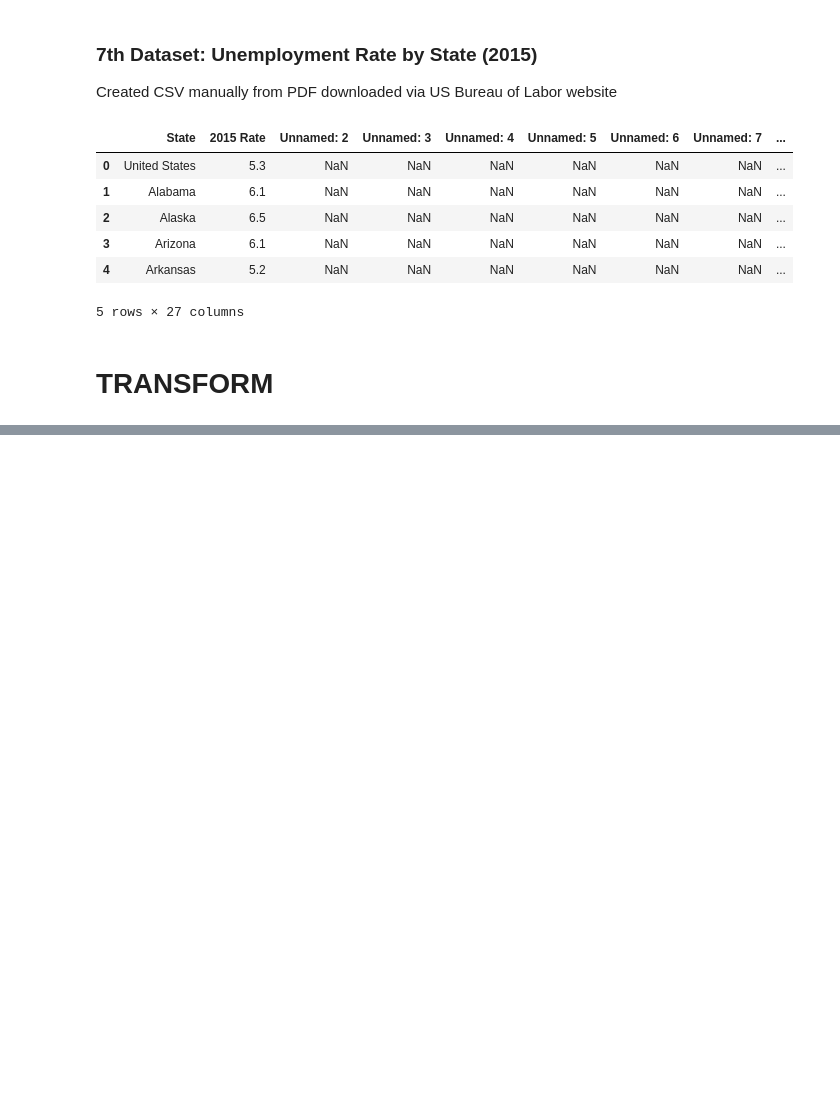
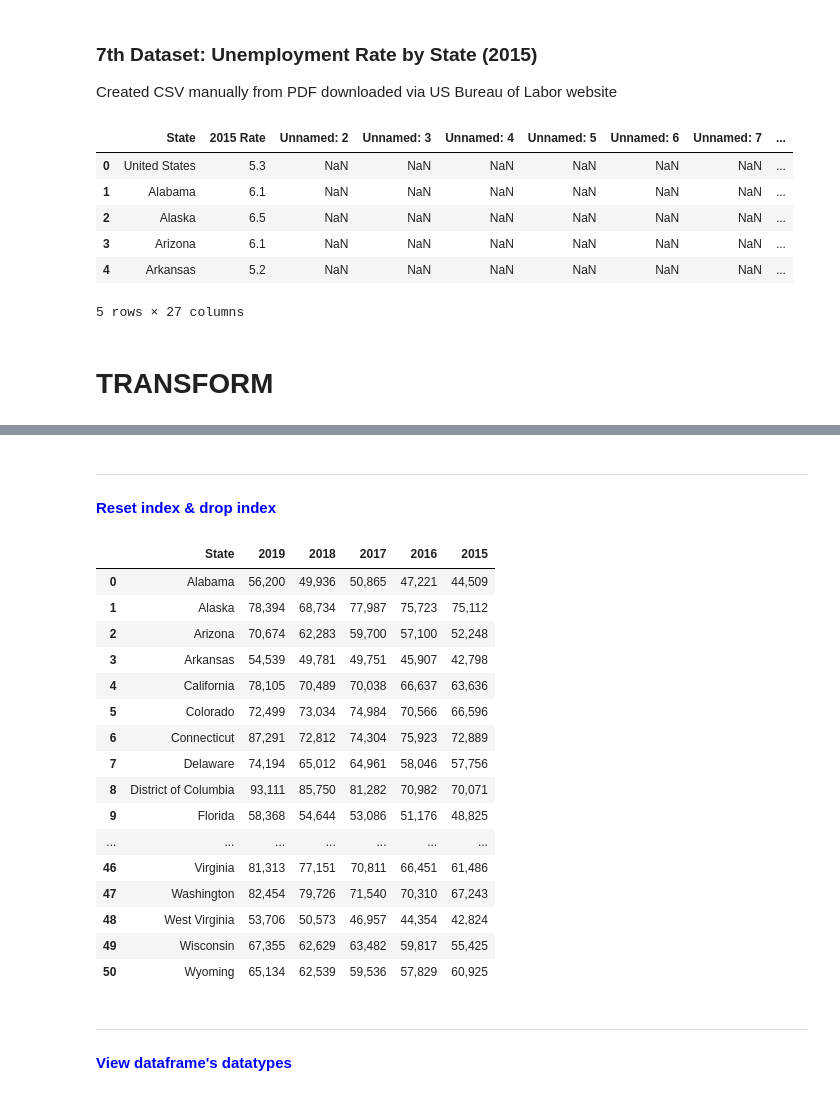
Before and after one commit to vandrade88/ETL-project, a Jupyter notebook: ETL Project.ipynb, the cells around one changed output, grey strips where cells are left out. Cells and saved outputs as stored; diff of their text form; code cells hidden in the pictures; blank space fills up the shorter version.

```diff
--- a/ETL Project.ipynb
+++ b/ETL Project.ipynb
@@ -205,0 +250,12 @@ unemp_2015_df.head()
+# %%
+median_income_df = median_income_df.drop(columns=["Unnamed: 2", "Unnamed: 4", "Unnamed: 6", "Unnamed: 8",\
+                                                 "Unnamed: 10", "Unnamed: 12", "Unnamed: 14", "Unnamed: 16",\
+                                                 "Unnamed: 18", "Unnamed: 20", "Unnamed: 22", "Unnamed: 24",\
+                                                 "Unnamed: 26", "Unnamed: 28", "Unnamed: 30", "Unnamed: 32",\
+                                                 "Unnamed: 34", "Unnamed: 36", "Unnamed: 38", "Unnamed: 40",\
+                                                 "Unnamed: 42", "Unnamed: 44", "Unnamed: 46", "Unnamed: 48",\
+                                                 "Unnamed: 50", "Unnamed: 52", "Unnamed: 54", "Unnamed: 56",\
+                                                 "Unnamed: 58", "Unnamed: 60", "Unnamed: 62", "Unnamed: 64",\
+                                                 "Unnamed: 66", "Unnamed: 68", "Unnamed: 70", "Unnamed: 72",\
+                                                 "Unnamed: 74", "Unnamed: 76"])
+median_income_df.head()
@@ -205,0 +286,8 @@ unemp_2015_df.head()
+# %%
+median_income_df = median_income_df.drop(columns=["1984 (19)", "1985 (20)", "1986", "1987 (21)", "1988",\
+                                                 "1989", "1990", "1991", "1992 (22)", "1993 (23)", "1994 (24)",\
+                                                 "1995 (25)", "1996", "1997", "1998", "1999 (29)", "2000 (30)",\
+                                                 "2001", "2002", "2003", "2004 (revised)", "2005", "2006", "2007",\
+                                                 "2008", "2009 (36)", "2010 (37)", "2011", "2012", "2013 (38)",\
+                                                 "2013 (39)", "2014", "2017"])
+median_income_df.head()
@@ -205,0 +304,3 @@ unemp_2015_df.head()
+# %%
+median_income_df = median_income_df.rename(columns = {"2017 (40)": "2017"})
+median_income_df.head()
@@ -205,0 +317,3 @@ unemp_2015_df.head()
+# %%
+median_income_df = median_income_df.drop([0, 1])
+median_income_df.head()
@@ -205,0 +327,27 @@ unemp_2015_df.head()
+# %% [markdown]
+***
+<font color = blue>__Reset index & drop index__</font>
+# %%
+median_income_df = median_income_df.reset_index(drop=True)
+median_income_df
+# %% [output]
+|  | State | 2019 | 2018 | 2017 | 2016 | 2015 |
+| 0 | Alabama | 56,200 | 49,936 | 50,865 | 47,221 | 44,509 |
+| 1 | Alaska | 78,394 | 68,734 | 77,987 | 75,723 | 75,112 |
+| 2 | Arizona | 70,674 | 62,283 | 59,700 | 57,100 | 52,248 |
+| 3 | Arkansas | 54,539 | 49,781 | 49,751 | 45,907 | 42,798 |
+| 4 | California | 78,105 | 70,489 | 70,038 | 66,637 | 63,636 |
+| 5 | Colorado | 72,499 | 73,034 | 74,984 | 70,566 | 66,596 |
+| 6 | Connecticut | 87,291 | 72,812 | 74,304 | 75,923 | 72,889 |
+| 7 | Delaware | 74,194 | 65,012 | 64,961 | 58,046 | 57,756 |
+| 8 | District of Columbia | 93,111 | 85,750 | 81,282 | 70,982 | 70,071 |
+| 9 | Florida | 58,368 | 54,644 | 53,086 | 51,176 | 48,825 |
+| ... | ... | ... | ... | ... | ... | ... |
+| 46 | Virginia | 81,313 | 77,151 | 70,811 | 66,451 | 61,486 |
+| 47 | Washington | 82,454 | 79,726 | 71,540 | 70,310 | 67,243 |
+| 48 | West Virginia | 53,706 | 50,573 | 46,957 | 44,354 | 42,824 |
+| 49 | Wisconsin | 67,355 | 62,629 | 63,482 | 59,817 | 55,425 |
+| 50 | Wyoming | 65,134 | 62,539 | 59,536 | 57,829 | 60,925 |
+# %% [markdown]
+***
+<font color = blue>__View dataframe's datatypes__</font>
```
Also changed, not shown: parts of 23 cells of this notebook.
